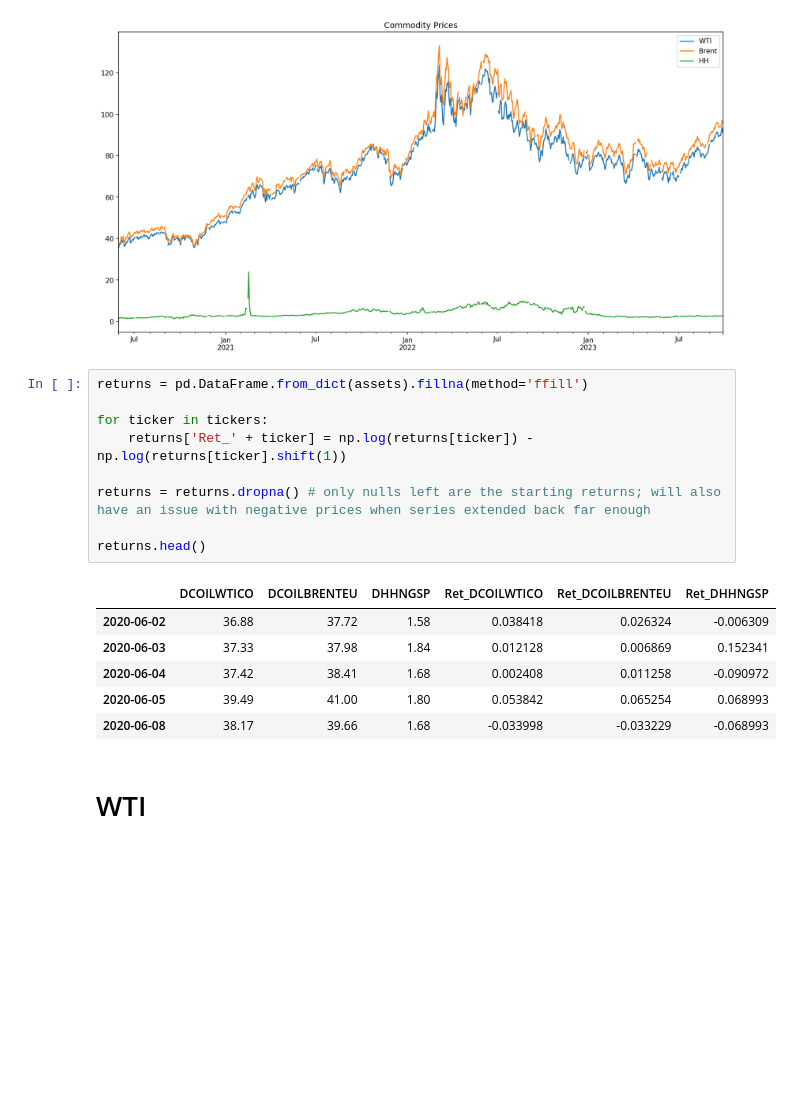
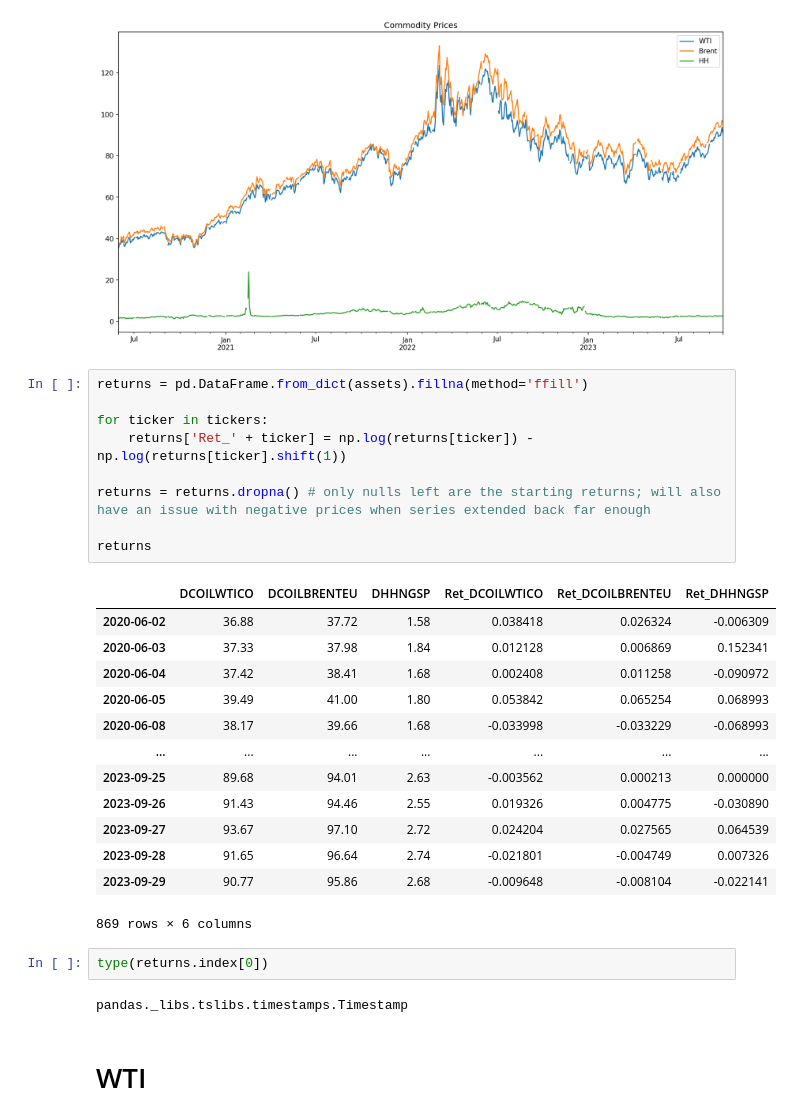
Before and after one commit to afoster28/cmd_forecast, a Jupyter notebook: Model/Model_v3.ipynb, the cells around one changed output. Saved outputs shown, nothing was run; the diff lists cells and outputs as text; blank space fills up the shorter version.

Commit message:
Extended model to different types, refactored code

```diff
--- a/Model/Model_v3.ipynb
+++ b/Model/Model_v3.ipynb
@@ -43,19 +43,30 @@ plt.legend()
 # %%
 returns = pd.DataFrame.from_dict(assets).fillna(method='ffill')
 
 for ticker in tickers:
     returns['Ret_' + ticker] = np.log(returns[ticker]) - np.log(returns[ticker].shift(1))
 
 returns = returns.dropna() # only nulls left are the starting returns; will also have an issue with negative prices when series extended back far enough
 
-returns.head()
+returns
 # %% [output]
 |  | DCOILWTICO | DCOILBRENTEU | DHHNGSP | Ret_DCOILWTICO | Ret_DCOILBRENTEU | Ret_DHHNGSP |
 | 2020-06-02 | 36.88 | 37.72 | 1.58 | 0.038418 | 0.026324 | -0.006309 |
 | 2020-06-03 | 37.33 | 37.98 | 1.84 | 0.012128 | 0.006869 | 0.152341 |
 | 2020-06-04 | 37.42 | 38.41 | 1.68 | 0.002408 | 0.011258 | -0.090972 |
 | 2020-06-05 | 39.49 | 41.00 | 1.80 | 0.053842 | 0.065254 | 0.068993 |
 | 2020-06-08 | 38.17 | 39.66 | 1.68 | -0.033998 | -0.033229 | -0.068993 |
+| ... | ... | ... | ... | ... | ... | ... |
+| 2023-09-25 | 89.68 | 94.01 | 2.63 | -0.003562 | 0.000213 | 0.000000 |
+| 2023-09-26 | 91.43 | 94.46 | 2.55 | 0.019326 | 0.004775 | -0.030890 |
+| 2023-09-27 | 93.67 | 97.10 | 2.72 | 0.024204 | 0.027565 | 0.064539 |
+| 2023-09-28 | 91.65 | 96.64 | 2.74 | -0.021801 | -0.004749 | 0.007326 |
+| 2023-09-29 | 90.77 | 95.86 | 2.68 | -0.009648 | -0.008104 | -0.022141 |
+869 rows × 6 columns
+# %%
+type(returns.index[0])
+# %% [output]
+pandas._libs.tslibs.timestamps.Timestamp
 # %% [markdown]
 # WTI
 # %%
```
Also changed, not shown: parts of 1 cell of this notebook, 3 other files.
